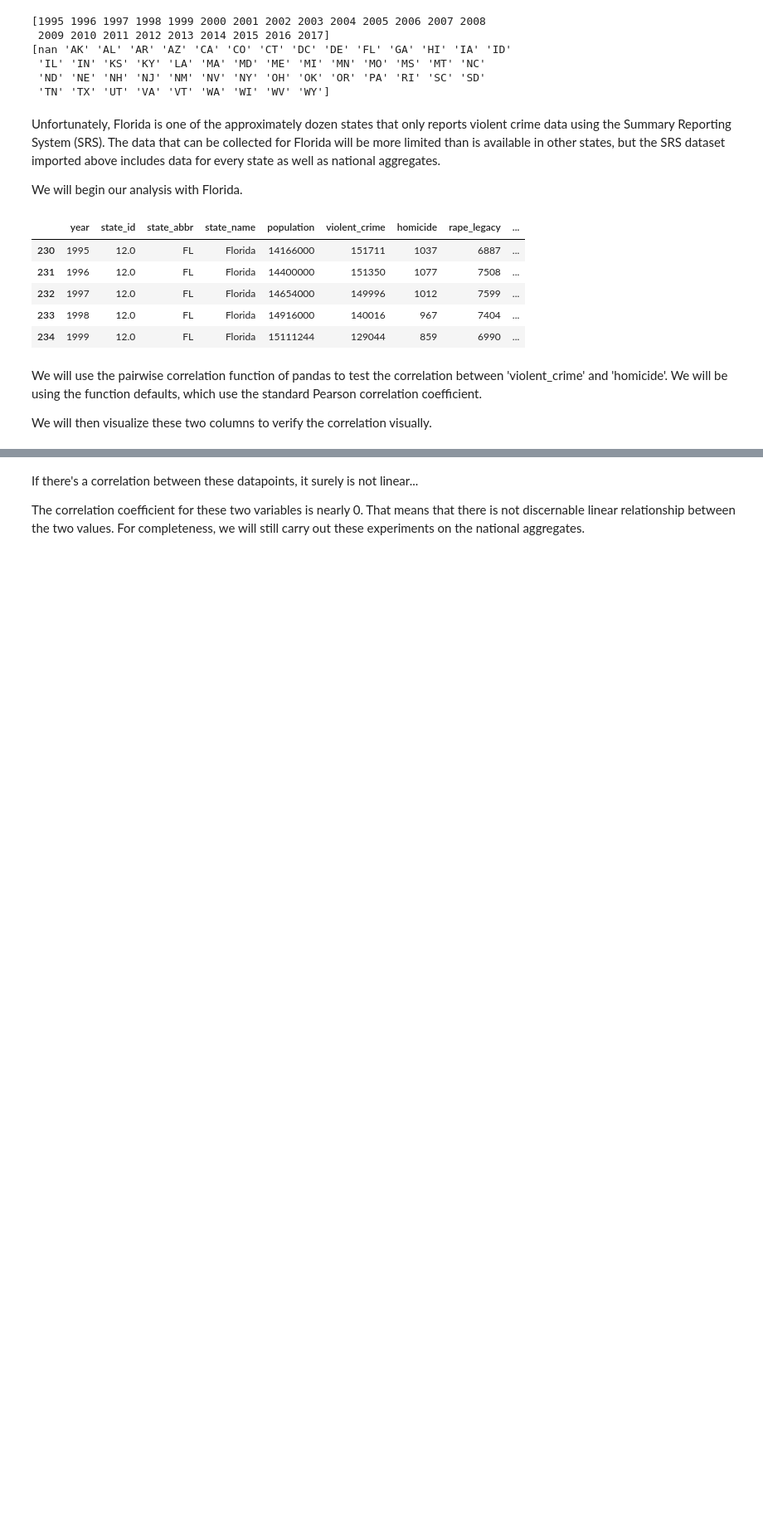
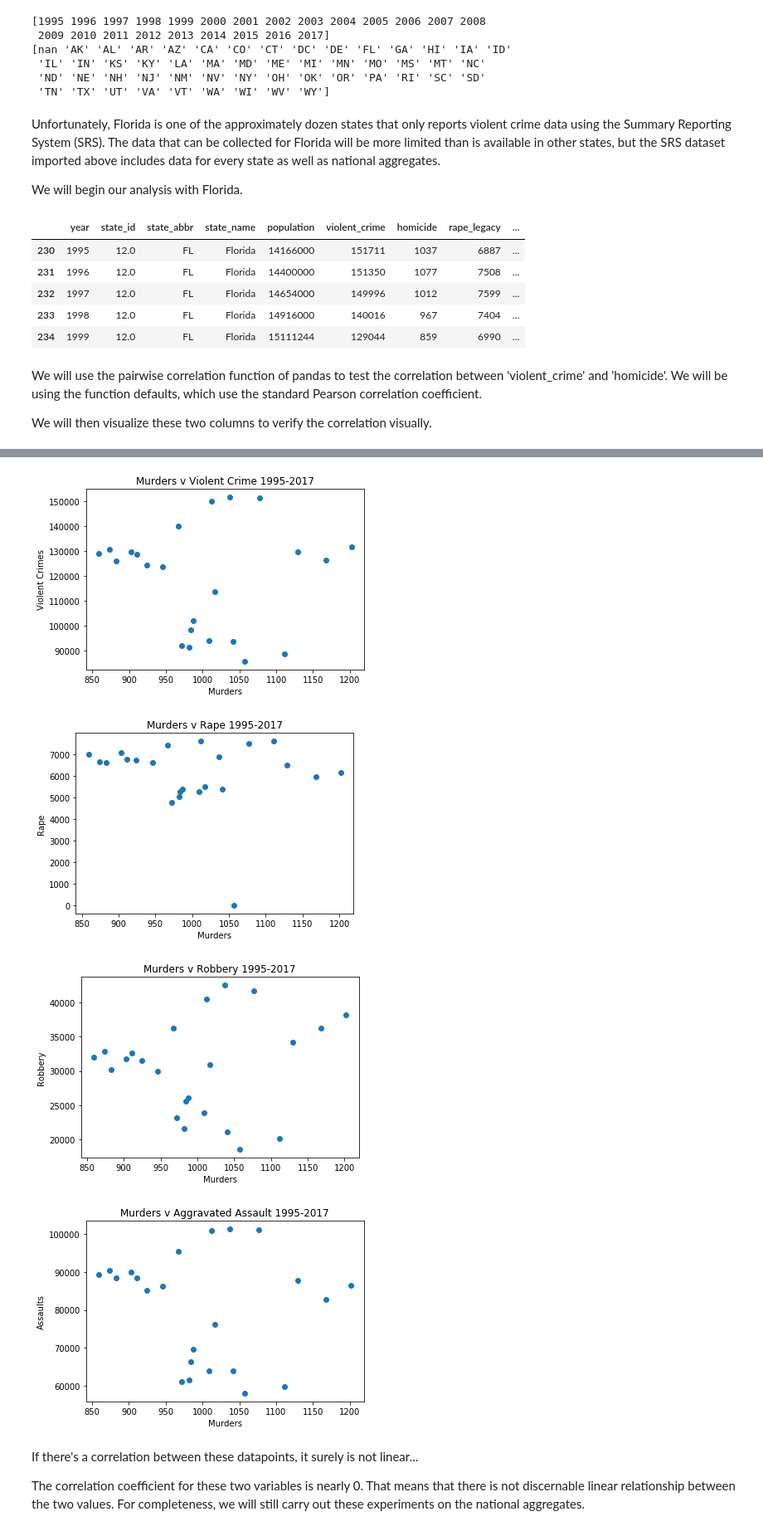
Before and after one commit to aderawill/Safe-esteem, a Jupyter notebook: MurdertoViolentCrime.ipynb, the cells around one changed output, grey strips where cells are left out. Shown: that part at 83% size. Saved outputs shown, nothing was run; the diff lists cells and outputs as text; code cells hidden in the pictures; blank space fills up the shorter version.

```diff
--- a/MurdertoViolentCrime.ipynb
+++ b/MurdertoViolentCrime.ipynb
@@ -65,3 +71,29 @@ plt.show()
+# %%
+plt.scatter(FL['homicide'],FL['violent_crime'])
+plt.title('Murders v Violent Crime 1995-2017')
+plt.xlabel('Murders')
+plt.ylabel('Violent Crimes')
+plt.show()
+plt.scatter(FL['homicide'],FL['rape_legacy'])
+plt.title('Murders v Rape 1995-2017')
+plt.xlabel('Murders')
+plt.ylabel('Rape')
+plt.show()
+plt.scatter(FL['homicide'],FL['robbery'])
+plt.title('Murders v Robbery 1995-2017')
+plt.xlabel('Murders')
+plt.ylabel('Robbery')
+plt.show()
+plt.scatter(FL['homicide'],FL['aggravated_assault'])
+plt.title('Murders v Aggravated Assault 1995-2017')
+plt.xlabel('Murders')
+plt.ylabel('Assaults')
+plt.show()
+# %% [output]
+[figure, added]
+[figure, added]
+[figure, added]
+[figure, added]
 # %% [markdown]
 If there's a correlation between these datapoints, it surely is not linear...
 
```
Also changed, not shown: parts of 7 cells of this notebook.
